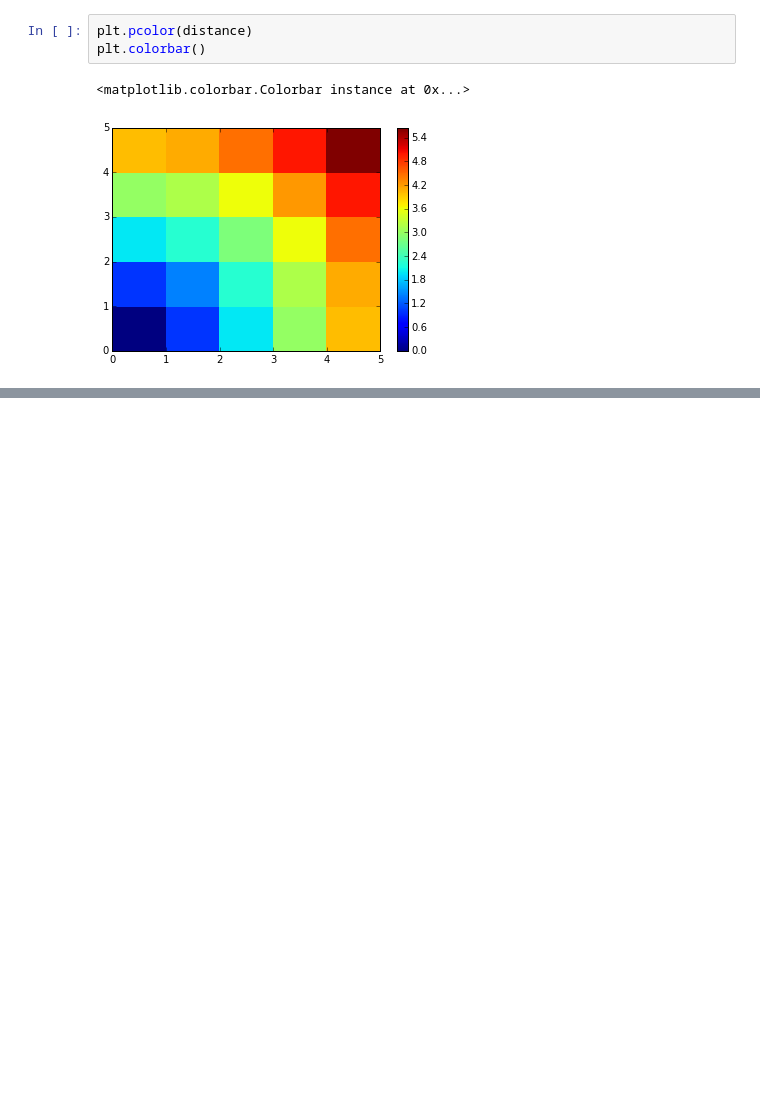
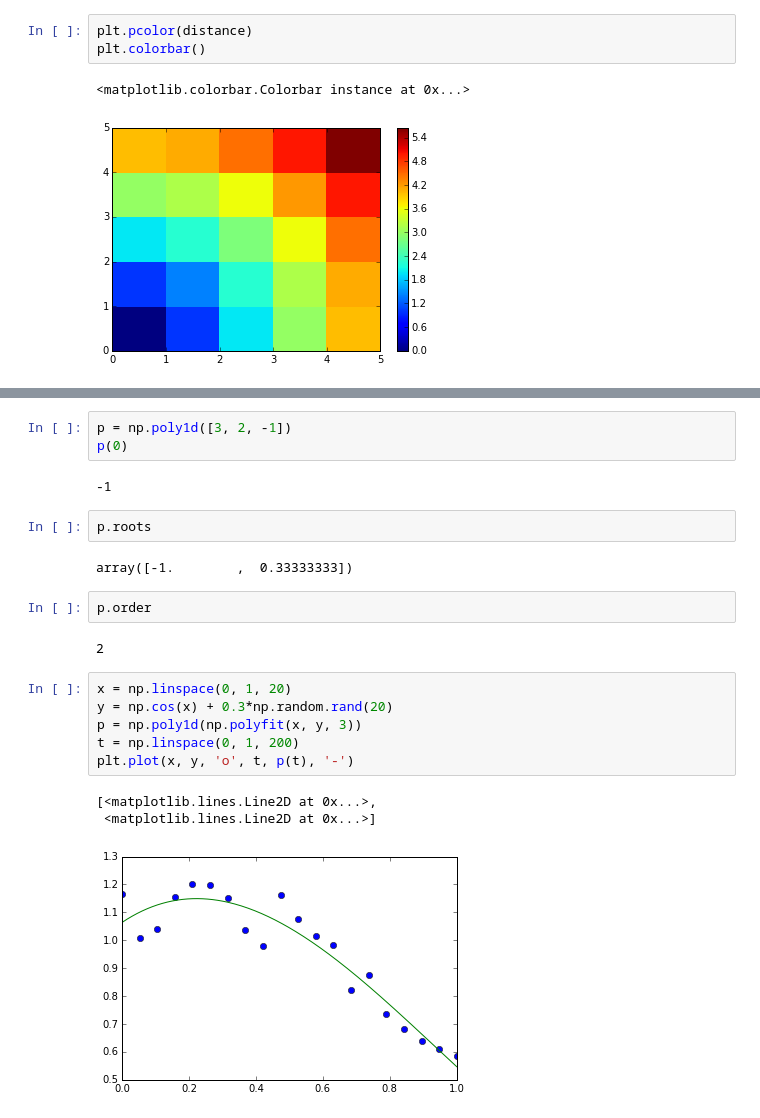
Before and after one commit to cloga/scipy-lecture-notes_cn, a Jupyter notebook: 1.3NumPy：创建和操作数值数据.ipynb, the cells around one changed output, grey strips where cells are left out. Saved outputs shown, nothing was run; the diff lists cells and outputs as text; blank space fills up the shorter version.

```diff
--- a/1.3NumPy：创建和操作数值数据.ipynb
+++ b/1.3NumPy：创建和操作数值数据.ipynb
@@ -1172,0 +1660,23 @@ plt.colorbar()
+# %%
+p = np.poly1d([3, 2, -1])
+p(0)
+# %% [output]
+-1
+# %%
+p.roots
+# %% [output]
+array([-1.        ,  0.33333333])
+# %%
+p.order
+# %% [output]
+2
+# %%
+x = np.linspace(0, 1, 20)
+y = np.cos(x) + 0.3*np.random.rand(20)
+p = np.poly1d(np.polyfit(x, y, 3))
+t = np.linspace(0, 1, 200)
+plt.plot(x, y, 'o', t, p(t), '-')
+# %% [output]
+[<matplotlib.lines.Line2D at 0x...>,
+ <matplotlib.lines.Line2D at 0x...>]
+[figure, added]
```
Also changed, not shown: parts of 146 cells of this notebook, 8 other files.
